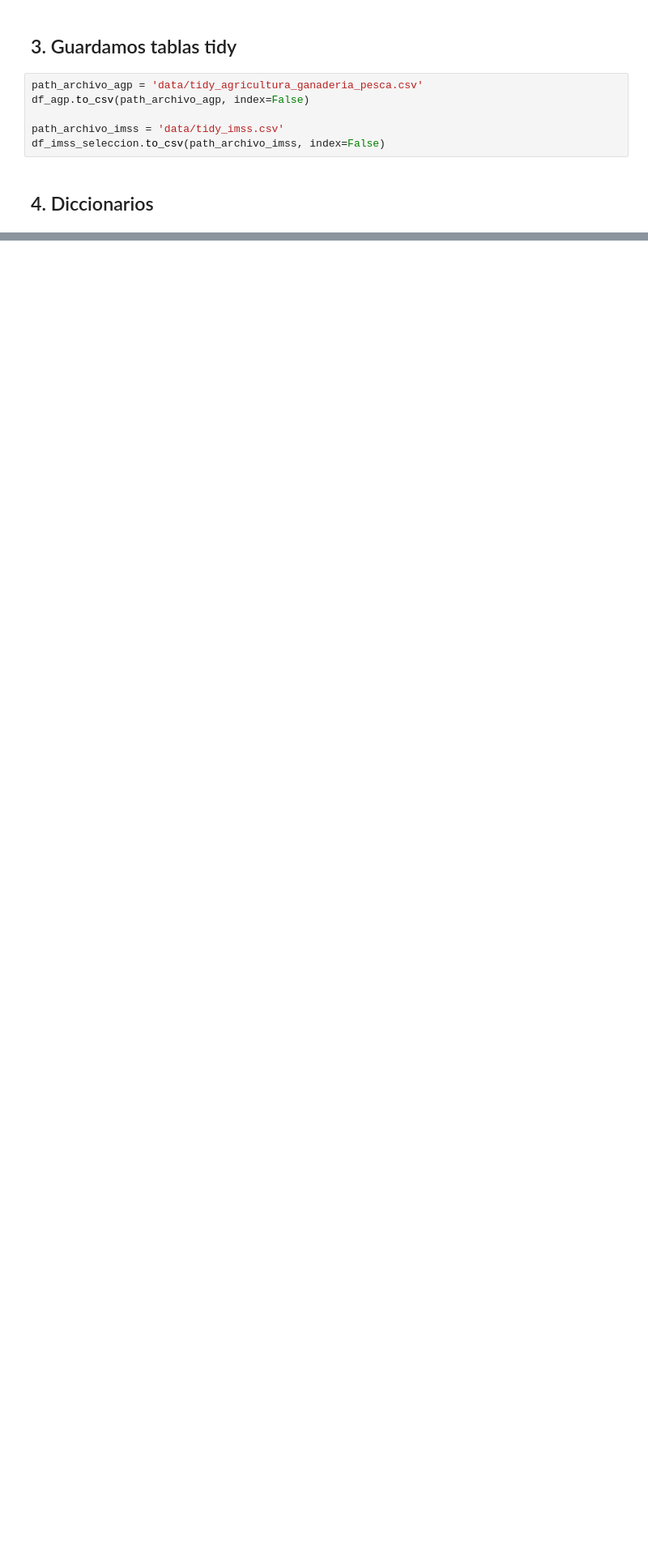
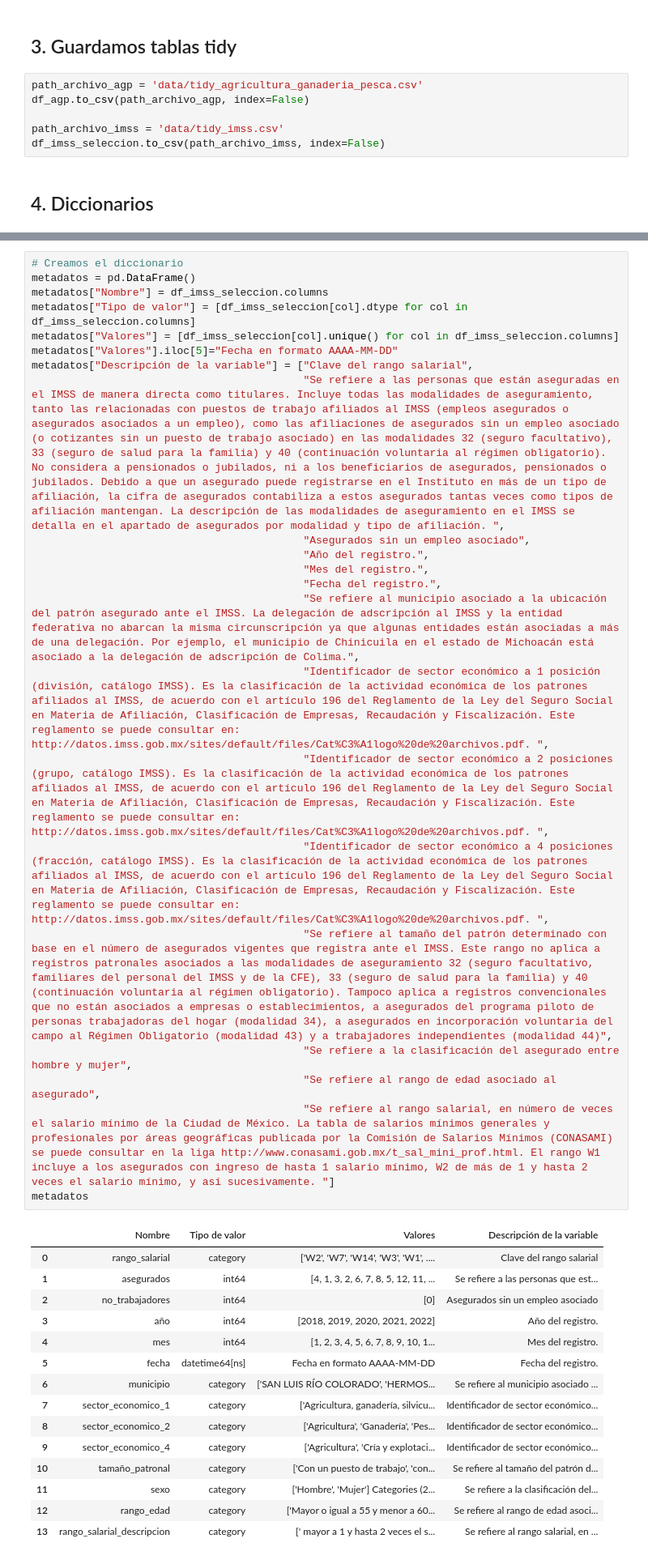
Before and after one commit to empleo-inducido/Trabajos_Generados, a Jupyter notebook: processing_data.ipynb, the cells around one changed output, grey strips where cells are left out. Shown: that part at 81% size. Saved outputs shown, nothing was run; the diff lists cells and outputs as text; blank space fills up the shorter version.

```diff
--- a/processing_data.ipynb
+++ b/processing_data.ipynb
@@ -1084,0 +1094,38 @@ df_imss_seleccion.to_csv(path_archivo_imss, index=False)
+# %%
+# Creamos el diccionario
+metadatos = pd.DataFrame()
+metadatos["Nombre"] = df_imss_seleccion.columns
+metadatos["Tipo de valor"] = [df_imss_seleccion[col].dtype for col in df_imss_seleccion.columns]
+metadatos["Valores"] = [df_imss_seleccion[col].unique() for col in df_imss_seleccion.columns]
+metadatos["Valores"].iloc[5]="Fecha en formato AAAA-MM-DD"
+metadatos["Descripción de la variable"] = ["Clave del rango salarial",
+                                           "Se refiere a las personas que están aseguradas en el IMSS de manera directa como titulares. Incluye todas las modalidades de aseguramiento, tanto las relacionadas con puestos de trabajo afiliados al IMSS (empleos asegurados o asegurados asociados a un empleo), como las afiliaciones de asegurados sin un empleo asociado (o cotizantes sin un puesto de trabajo asociado) en las modalidades 32 (seguro facultativo), 33 (seguro de salud para la familia) y 40 (continuación voluntaria al régimen obligatorio). No considera a pensionados o jubilados, ni a los beneficiarios de asegurados, pensionados o jubilados. Debido a que un asegurado puede registrarse en el Instituto en más de un tipo de afiliación, la cifra de asegurados contabiliza a estos asegurados tantas veces como tipos de afiliación mantengan. La descripción de las modalidades de aseguramiento en el IMSS se detalla en el apartado de asegurados por modalidad y tipo de afiliación. ",
+                                           "Asegurados sin un empleo asociado",
+                                           "Año del registro.",
+                                           "Mes del registro.",
+                                           "Fecha del registro.",
+                                           "Se refiere al municipio asociado a la ubicación del patrón asegurado ante el IMSS. La delegación de adscripción al IMSS y la entidad federativa no abarcan la misma circunscripción ya que algunas entidades están asociadas a más de una delegación. Por ejemplo, el municipio de Chinicuila en el estado de Michoacán está asociado a la delegación de adscripción de Colima.",
+                                           "Identificador de sector económico a 1 posición (división, catálogo IMSS). Es la clasificación de la actividad económica de los patrones afiliados al IMSS, de acuerdo con el artículo 196 del Reglamento de la Ley del Seguro Social en Materia de Afiliación, Clasificación de Empresas, Recaudación y Fiscalización. Este reglamento se puede consultar en: http://datos.imss.gob.mx/sites/default/files/Cat%C3%A1logo%20de%20archivos.pdf. ",
+                                           "Identificador de sector económico a 2 posiciones (grupo, catálogo IMSS). Es la clasificación de la actividad económica de los patrones afiliados al IMSS, de acuerdo con el artículo 196 del Reglamento de la Ley del Seguro Social en Materia de Afiliación, Clasificación de Empresas, Recaudación y Fiscalización. Este reglamento se puede consultar en: http://datos.imss.gob.mx/sites/default/files/Cat%C3%A1logo%20de%20archivos.pdf. ",
+                                           "Identificador de sector económico a 4 posiciones (fracción, catálogo IMSS). Es la clasificación de la actividad económica de los patrones afiliados al IMSS, de acuerdo con el artículo 196 del Reglamento de la Ley del Seguro Social en Materia de Afiliación, Clasificación de Empresas, Recaudación y Fiscalización. Este reglamento se puede consultar en: http://datos.imss.gob.mx/sites/default/files/Cat%C3%A1logo%20de%20archivos.pdf. ",
+                                           "Se refiere al tamaño del patrón determinado con base en el número de asegurados vigentes que registra ante el IMSS. Este rango no aplica a registros patronales asociados a las modalidades de aseguramiento 32 (seguro facultativo, familiares del personal del IMSS y de la CFE), 33 (seguro de salud para la familia) y 40 (continuación voluntaria al régimen obligatorio). Tampoco aplica a registros convencionales que no están asociados a empresas o establecimientos, a asegurados del programa piloto de personas trabajadoras del hogar (modalidad 34), a asegurados en incorporación voluntaria del campo al Régimen Obligatorio (modalidad 43) y a trabajadores independientes (modalidad 44)",
+                                           "Se refiere a la clasificación del asegurado entre hombre y mujer",
+                                           "Se refiere al rango de edad asociado al asegurado",
+                                           "Se refiere al rango salarial, en número de veces el salario mínimo de la Ciudad de México. La tabla de salarios mínimos generales y profesionales por áreas geográficas publicada por la Comisión de Salarios Mínimos (CONASAMI) se puede consultar en la liga http://www.conasami.gob.mx/t_sal_mini_prof.html. El rango W1 incluye a los asegurados con ingreso de hasta 1 salario mínimo, W2 de más de 1 y hasta 2 veces el salario mínimo, y así sucesivamente. "]
+metadatos
+# %% [output]
+|  | Nombre | Tipo de valor | Valores | Descripción de la variable |
+| 0 | rango_salarial | category | ['W2', 'W7', 'W14', 'W3', 'W1', .... | Clave del rango salarial |
+| 1 | asegurados | int64 | [4, 1, 3, 2, 6, 7, 8, 5, 12, 11, ... | Se refiere a las personas que est... |
+| 2 | no_trabajadores | int64 | [0] | Asegurados sin un empleo asociado |
+| 3 | año | int64 | [2018, 2019, 2020, 2021, 2022] | Año del registro. |
+| 4 | mes | int64 | [1, 2, 3, 4, 5, 6, 7, 8, 9, 10, 1... | Mes del registro. |
+| 5 | fecha | datetime64[ns] | Fecha en formato AAAA-MM-DD | Fecha del registro. |
+| 6 | municipio | category | ['SAN LUIS RÍO COLORADO', 'HERMOS... | Se refiere al municipio asociado ... |
+| 7 | sector_economico_1 | category | ['Agricultura, ganadería, silvicu... | Identificador de sector económico... |
+| 8 | sector_economico_2 | category | ['Agricultura', 'Ganadería', 'Pes... | Identificador de sector económico... |
+| 9 | sector_economico_4 | category | ['Agricultura', 'Cría y explotaci... | Identificador de sector económico... |
+| 10 | tamaño_patronal | category | ['Con un puesto de trabajo', 'con... | Se refiere al tamaño del patrón d... |
+| 11 | sexo | category | ['Hombre', 'Mujer'] Categories (2... | Se refiere a la clasificación del... |
+| 12 | rango_edad | category | ['Mayor o igual a 55 y menor a 60... | Se refiere al rango de edad asoci... |
+| 13 | rango_salarial_descripcion | category | [' mayor a 1 y hasta 2 veces el s... | Se refiere al rango salarial, en ... |
```
Also changed, not shown: parts of 6 cells of this notebook, 1 other file.
